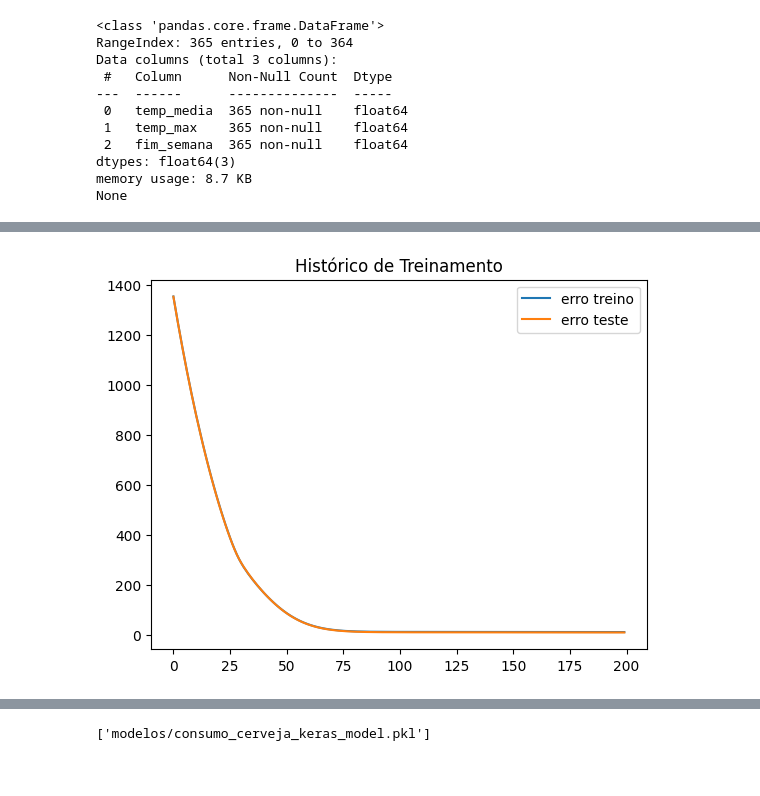
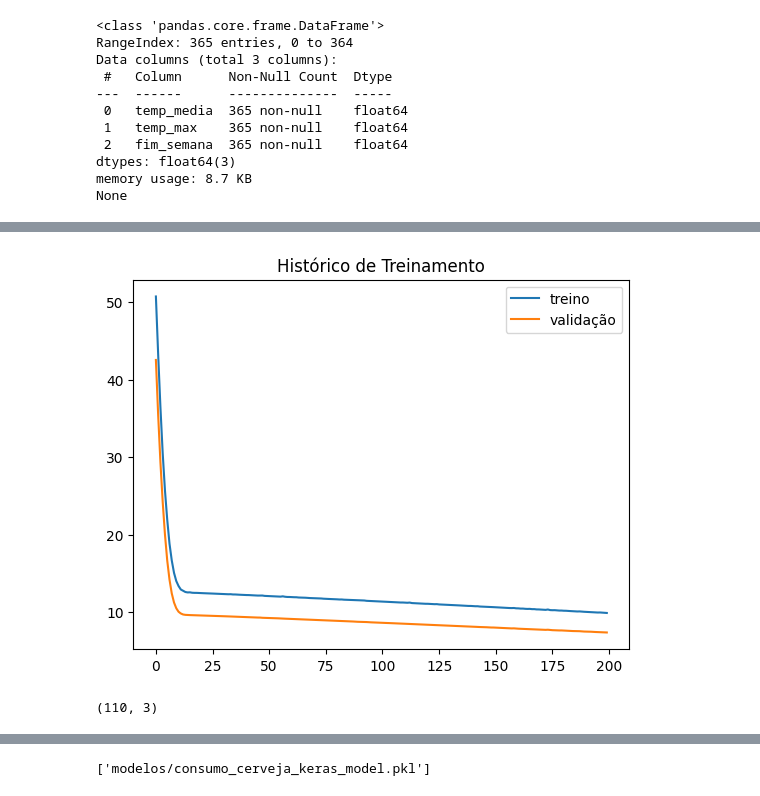
Before and after one commit to jairobernardesjunior/prediz_CONSUMOcerveja_REDEneural_keras, a Jupyter notebook: prediz_CONSUMOcerveja_DEEPlearning_treina_prediz.ipynb, the cells around one changed output, grey strips where cells are left out. Cells and saved outputs as stored; diff of their text form; code cells hidden in the pictures.

```diff
--- a/prediz_CONSUMOcerveja_DEEPlearning_treina_prediz.ipynb
+++ b/prediz_CONSUMOcerveja_DEEPlearning_treina_prediz.ipynb
@@ -55,17 +51,22 @@ dtypes: float64(3)
 memory usage: 8.7 KB
 None
 # %%
-# Faz a separação dos dados de treino X_train e y_train (70%) e de teste X_test e y_test (25%)
-Xi_train, Xi_test, yi_train, yi_test = train_test_split(Xi, yi, test_size=0.25, train_size=0.70, random_state=2)
+# Faz a separação dos dados de treino X_train e y_train e de teste X_test e y_test
+Xi_train, Xi_test, yi_train, yi_test = train_test_split(Xi, yi, test_size=0.30, train_size=0.70, random_state=2)
 # %%
 # Criando a arquitetura da rede neural:
-modelo = Sequential()
-modelo.add(Dense(units=3, activation='relu', input_dim=Xi_train.shape[1]))
-modelo.add(Dense(units=1, activation='linear'))
+k_model = Sequential() # cria o modelo
+
+k_model.add(Dense(units=5, # inclui uma camada intermediária com 5 neurônios
+                 activation='relu',
+                 input_dim=Xi_train.shape[1]))
+
+k_model.add(Dense(units=1, # inclui a camada de saída com 1 neurônio apenas (temos 1 variável de saída)
+                 activation='linear'))
 # %%
 # Treinando a rede neural:
-modelo.compile(loss='mse', optimizer='adam', metrics=['mae'])
-resultado = modelo.fit(Xi_train, yi_train,
+k_model.compile(loss='mse', optimizer='adam', metrics=['mae'])
+resultado = k_model.fit(Xi_train, yi_train,
                        epochs=200,
                        batch_size=32,
                        validation_data=(Xi_test, yi_test))
@@ -90,9 +91,14 @@ Epoch 200/200
 # %%
 # Plotando gráfico do histórico de treinamento, verificando o erro de treino e de teste
 plt.plot(resultado.history["loss"], label="loss")
 plt.plot(resultado.history["val_loss"], label="val_loss")
 plt.title('Histórico de Treinamento')
-plt.legend(['erro treino', 'erro teste'])
+plt.legend(['treino', 'validação'])
 plt.show()
 # %% [output]
-[figure, old version]
+[figure, new version]
+# %%
+# o df de teste tem 3 colunas (variáveis independentes)
+Xi_test.shape
+# %% [output]
+(110, 3)
```
Also changed, not shown: parts of 7 cells of this notebook, 2 other files.
